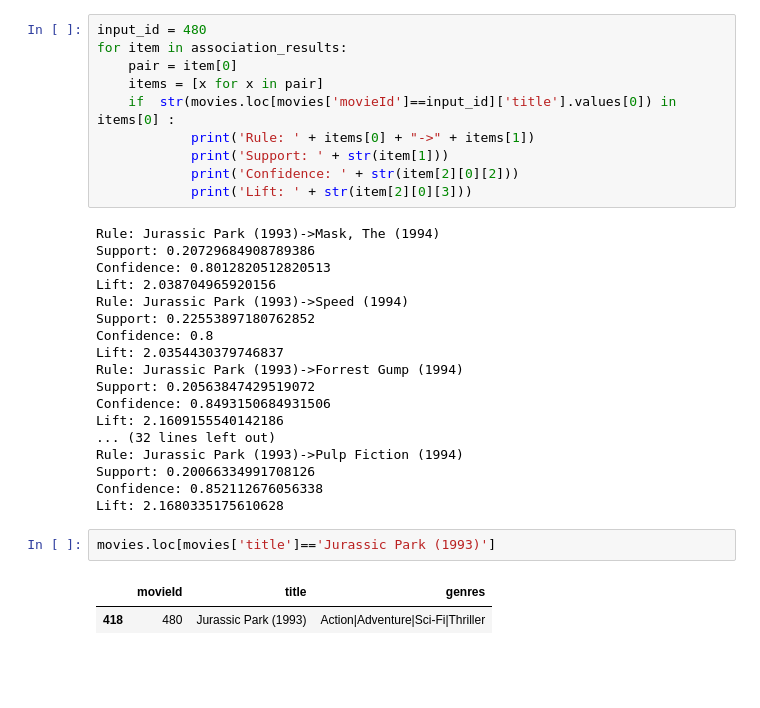
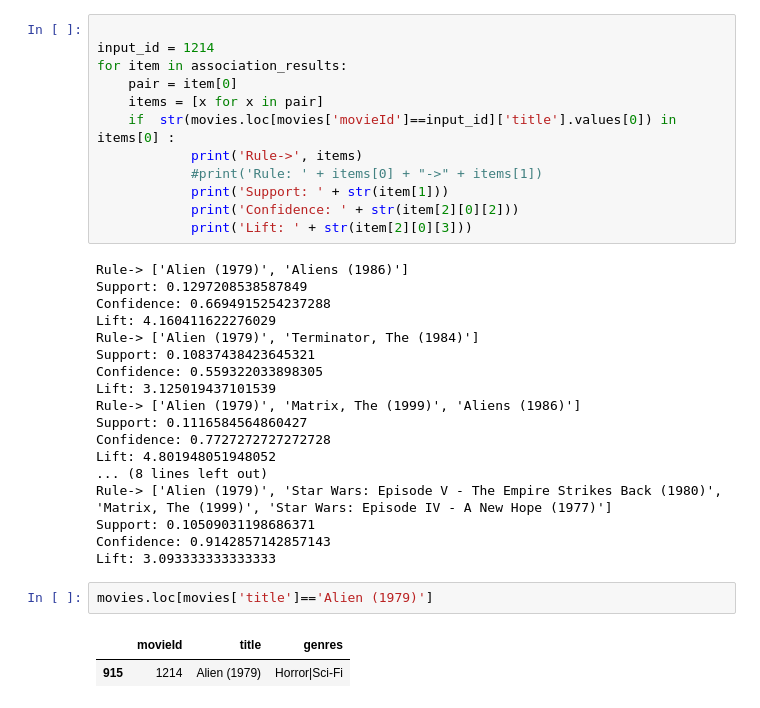
Before and after one commit to MohanKumarKannan/MachineLearning, a Jupyter notebook: recommendation_engine/movie_recommendation.ipynb, the cells around one changed output. Saved outputs shown, nothing was run; the diff lists cells and outputs as text; blank space fills up the shorter version.

```diff
--- a/recommendation_engine/movie_recommendation.ipynb
+++ b/recommendation_engine/movie_recommendation.ipynb
@@ -68,33 +79,35 @@ RelationRecord(items=frozenset({'Star Wars: Episode V - The Empire Strikes Back
 # %%
-input_id = 480
+
+input_id = 1214
 for item in association_results:
     pair = item[0]
     items = [x for x in pair]
     if  str(movies.loc[movies['movieId']==input_id]['title'].values[0]) in items[0] :
-            print('Rule: ' + items[0] + "->" + items[1])
+            print('Rule->', items)
+            #print('Rule: ' + items[0] + "->" + items[1])
             print('Support: ' + str(item[1]))
             print('Confidence: ' + str(item[2][0][2]))
             print('Lift: ' + str(item[2][0][3]))
 # %% [output]
-Rule: Jurassic Park (1993)->Mask, The (1994)
-Support: 0.20729684908789386
-Confidence: 0.8012820512820513
-Lift: 2.038704965920156
-Rule: Jurassic Park (1993)->Speed (1994)
-Support: 0.22553897180762852
-Confidence: 0.8
-Lift: 2.0354430379746837
-Rule: Jurassic Park (1993)->Forrest Gump (1994)
-Support: 0.20563847429519072
-Confidence: 0.8493150684931506
-Lift: 2.1609155540142186
-... (32 lines left out)
-Rule: Jurassic Park (1993)->Pulp Fiction (1994)
-Support: 0.20066334991708126
-Confidence: 0.852112676056338
-Lift: 2.1680335175610628
+Rule-> ['Alien (1979)', 'Aliens (1986)']
+Support: 0.1297208538587849
+Confidence: 0.6694915254237288
+Lift: 4.160411622276029
+Rule-> ['Alien (1979)', 'Terminator, The (1984)']
+Support: 0.10837438423645321
+Confidence: 0.559322033898305
+Lift: 3.125019437101539
+Rule-> ['Alien (1979)', 'Matrix, The (1999)', 'Aliens (1986)']
+Support: 0.1116584564860427
+Confidence: 0.7727272727272728
+Lift: 4.801948051948052
+... (8 lines left out)
+Rule-> ['Alien (1979)', 'Star Wars: Episode V - The Empire Strikes Back (1980)', 'Matrix, The (1999)', 'Star Wars: Episode IV - A New Hope (1977)']
+Support: 0.10509031198686371
+Confidence: 0.9142857142857143
+Lift: 3.093333333333333
 # %%
-movies.loc[movies['title']=='Jurassic Park (1993)']
+movies.loc[movies['title']=='Alien (1979)']
 # %% [output]
 |  | movieId | title | genres |
-| 418 | 480 | Jurassic Park (1993) | Action|Adventure|Sci-Fi|Thriller |
+| 915 | 1214 | Alien (1979) | Horror|Sci-Fi |
```
Also changed, not shown: parts of 2 cells of this notebook, 2 other files.
